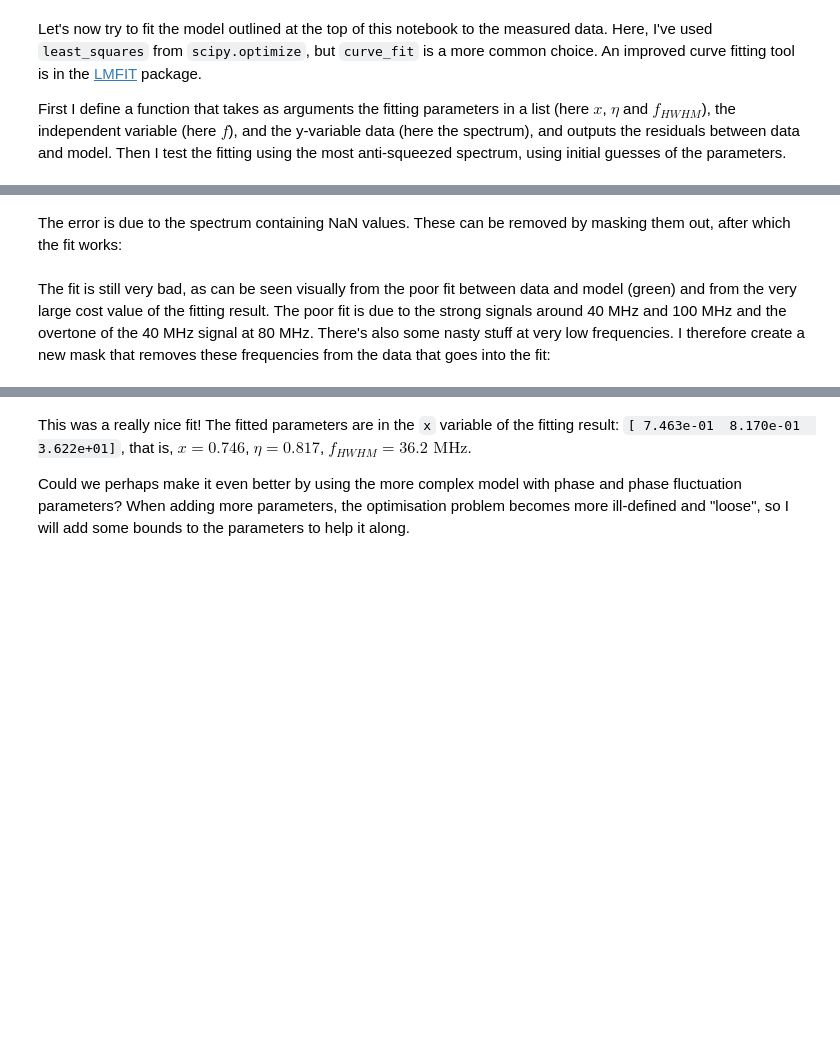
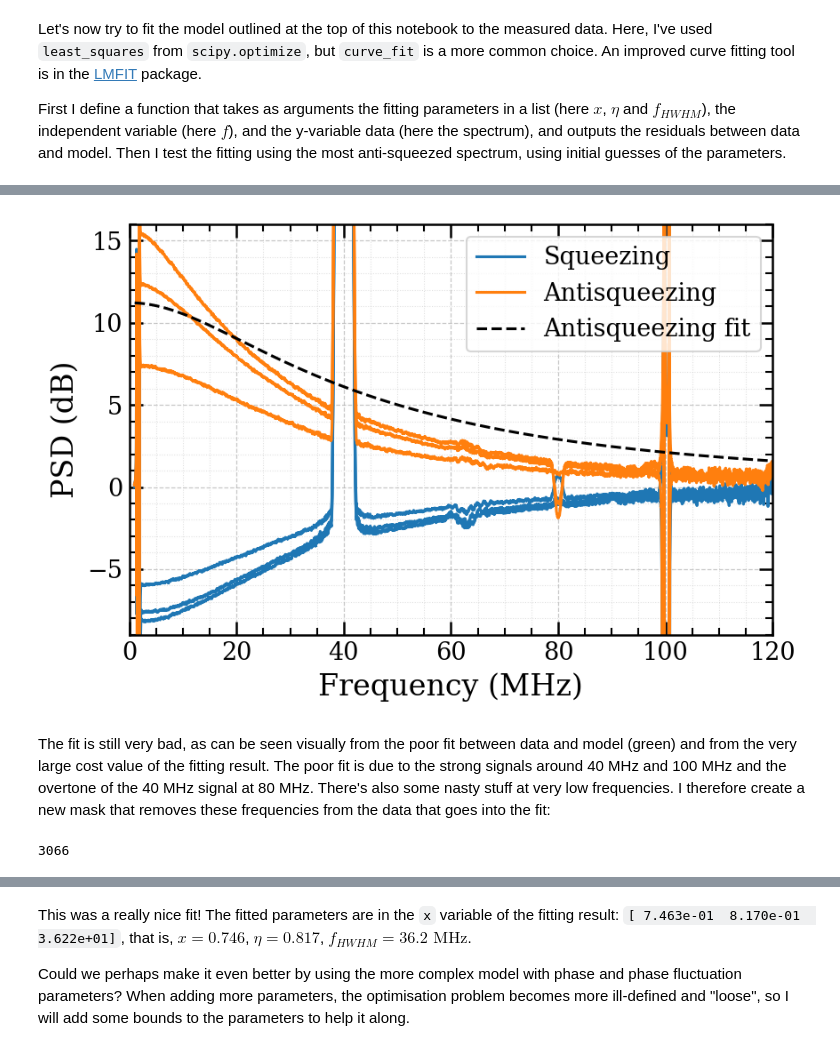
Before and after one commit to ThomasRavnborg/SCQIS, a Jupyter notebook: Exercises/SqueezedLightData.ipynb, the cells around one changed output, grey strips where cells are left out. Saved outputs shown, nothing was run; the diff lists cells and outputs as text; code cells hidden in the pictures; blank space fills up the shorter version.

```diff
--- a/Exercises/SqueezedLightData.ipynb
+++ b/Exercises/SqueezedLightData.ipynb
@@ -139,4 +287,5 @@ def res_asq(params, freq, spec):
     return residuals
 # %%
 test_spec = antisqueezing_norm[2]
-least_squares(res_asq, [.5,.8,40], args=[f, test_spec])
+res = least_squares(res_asq, [.5,.8,40], args=[f, test_spec])
+res
@@ -143,2 +308,0 @@ least_squares(res_asq, [.5,.8,40], args=[f, test_spec])
-# %% [markdown]
-The error is due to the spectrum containing NaN values. These can be removed by masking them out, after which the fit works:
@@ -147,25 +309,39 @@ np.sum(res_asq([.5,.8,40], f, test_spec)**2)
-# %%
-mask1 = ~np.isnan(test_spec)
-res = least_squares(res_asq, [.5,.8,40], args=[f[mask1], test_spec[mask1]])
-res
 # %%
+# Create the plot
+fig, ax = plt.subplots(figsize=(6, 4))
+# Plot data
 for sq in squeezing_norm:
-    plt.plot(f, sq, c='C0')
+    ax.plot(f, sq, c='C0', label='Squeezing')
 for asq in antisqueezing_norm:
-    plt.plot(f, asq, c='C1')
-
+    ax.plot(f, asq, c='C1', label='Antisqueezing')
+# Fit to antisqueezed data and plot
 x_fit, eta_fit, bw_fit = res.x
-plt.plot(f, lin2db(Vasq(x_fit, eta_fit, f/bw_fit)), 'C2')
-
-plt.ylim(-9,16)
-plt.xlim(0, 120)
-plt.grid()
+ax.plot(f, lin2db(Vasq(x_fit, eta_fit, f/bw_fit)), 'k--', label='Antisqueezing fit')
+# Remove duplicate labels from legend
+handles, labels = ax.get_legend_handles_labels()
+by_label = dict(zip(labels, handles))
+ax.legend(by_label.values(), by_label.keys())
+# Set x- and y-limits
+ax.set_xlim(0, 120)
+ax.set_ylim(-9, 16)
+# Set x- and y-label
+ax.set_xlabel('Frequency (MHz)')
+ax.set_ylabel('PSD (dB)')
+# Initialize plot settings
+PlotSettings(ax, gridlines=True)
+# Adjust layout
+plt.tight_layout()
+# Show the plot
+plt.show()
+# %% [output]
+[figure, added]
 # %% [markdown]
 The fit is still very bad, as can be seen visually from the poor fit between data and model (green) and from the very large cost value of the fitting result. The poor fit is due to the strong signals around 40 MHz and 100 MHz and the overtone of the 40 MHz signal at 80 MHz. There's also some nasty stuff at very low frequencies. I therefore create a new mask that removes these frequencies from the data that goes into the fit:
 # %%
-mask2 = ((f>2) & (f<35)) | ((f>45) & (f<75)) | ((f>85) & (f<95))
-mask = mask1 & mask2
-len(np.nonzero(mask1 & mask2)[0])
+mask = ((f>2) & (f<35)) | ((f>45) & (f<75)) | ((f>85) & (f<95))
+len(np.nonzero(mask)[0])
+# %% [output]
+3066
 # %%
 res = least_squares(res_asq, [.5,.8,40], args=[f[mask], test_spec[mask]])
 res
```
Also changed, not shown: parts of 39 cells of this notebook, 4 other files.
